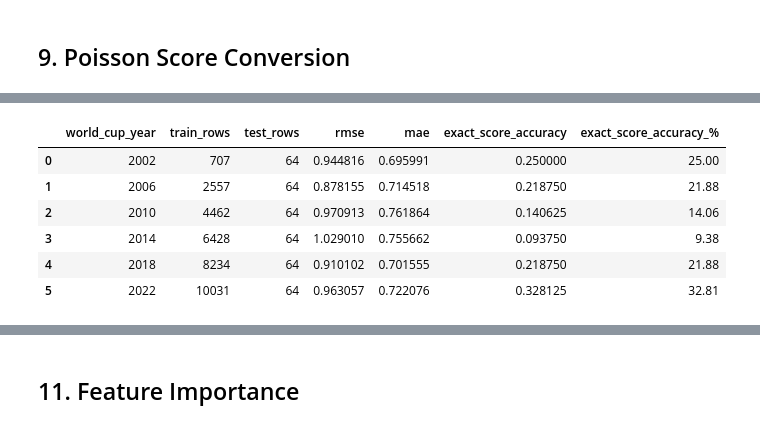
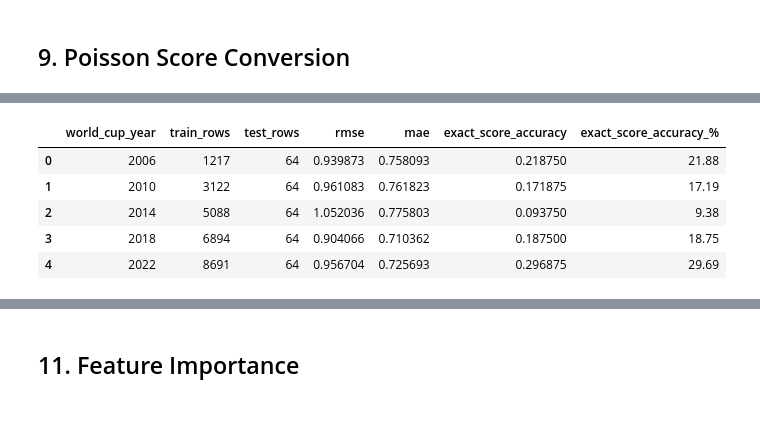
Before and after one commit to roeeseri/World_cup_predictor, a Jupyter notebook: notebooks/05_build_model_dataset.ipynb, the cells around one changed output, grey strips where cells are left out. Drawn from its saved outputs; the diff is of its cells as text; code cells hidden in the pictures.

```diff
--- a/notebooks/05_build_model_dataset.ipynb
+++ b/notebooks/05_build_model_dataset.ipynb
@@ -53,6 +53,20 @@ for file in elo_files:
     dfs.append(temp)
 
 elo_df = pd.concat(dfs, ignore_index=True)
+elo_df["date"] = pd.to_datetime(elo_df["date"], errors="coerce")
+
+before_filter_shape = elo_df.shape
+
+elo_df = elo_df[
+    elo_df["date"].dt.year >= 2004
+].copy()
+
+elo_df = elo_df.sort_values("date").reset_index(drop=True)
+
+print("Filtered ELO data to 2004+")
+print("Before:", before_filter_shape)
+print("After:", elo_df.shape)
+print("Date range:", elo_df["date"].min().date(), "to", elo_df["date"].max().date())
 
 print("Number of ELO files:", len(elo_files))
 print("Loaded ELO shape:", elo_df.shape)
@@ -511,18 +726,41 @@ def most_likely_score(lambda_a, lambda_b, max_goals=6):
 # %%
+model_df["is_world_cup"] = (
+    model_df["competition"]
+    .astype(str)
+    .str.lower()
+    .eq("world cup")
+    .astype(int)
+)
+
+# Transfermarkt data starts in 2004, so evaluate from 2004 onward
+model_df_eval = model_df[
+    model_df["date"].dt.year >= 2004
+].copy()
+
+world_cup_years = sorted(
+    model_df_eval.loc[
+        model_df_eval["is_world_cup"] == 1,
+        "date"
+    ].dt.year.unique()
+)
+
+print("World Cup years:", world_cup_years)
+
 results = []
+all_predictions = []
 
 for year in world_cup_years:
-    wc_df = model_df[
-        (model_df["is_world_cup"] == 1) &
-        (model_df["date"].dt.year == year)
+    wc_df = model_df_eval[
+        (model_df_eval["is_world_cup"] == 1) &
+        (model_df_eval["date"].dt.year == year)
     ].copy()
 
     wc_start = wc_df["date"].min()
 
-    train_df = model_df[
-        (model_df["date"] < wc_start) &
-        (model_df["rating_a_before"] >= 1420) &
-        (model_df["rating_b_before"] >= 1420)
+    train_df = model_df_eval[
+        (model_df_eval["date"] < wc_start) &
+        (model_df_eval["rating_a_before"] >= 1420) &
+        (model_df_eval["rating_b_before"] >= 1420)
     ].copy()
 
     test_df = wc_df.copy()
@@ -535,7 +773,7 @@ for year in world_cup_years:
 
     model = MultiOutputRegressor(
         RandomForestRegressor(
-            n_estimators=500,
+            n_estimators=600,
             max_depth=10,
             min_samples_leaf=8,
             random_state=42,
@@ -556,14 +794,19 @@ for year in world_cup_years:
     ]
 
     actual_scores = [
-        (int(y_test.iloc[i]["target_goals_a"]), int(y_test.iloc[i]["target_goals_b"]))
+        (
+            int(y_test.iloc[i]["target_goals_a"]),
+            int(y_test.iloc[i]["target_goals_b"])
+        )
         for i in range(len(y_test))
     ]
 
-    exact_acc = np.mean([
+    exact_hits = [
         pred_scores[i] == actual_scores[i]
         for i in range(len(actual_scores))
-    ])
+    ]
+
+    exact_acc = np.mean(exact_hits)
 
     results.append({
         "world_cup_year": int(year),
@@ -572,9 +815,25 @@ for year in world_cup_years:
         "rmse": rmse,
         "mae": mae,
         "exact_score_accuracy": exact_acc,
-        "exact_score_accuracy_%": round(exact_acc * 100, 2)
+        "exact_score_accuracy_%": round(exact_acc * 100, 2),
     })
 
+    pred_table = test_df[
+        ["date", "team_a", "team_b", "target_goals_a", "target_goals_b"]
+    ].copy()
+
+    pred_table["pred_goals_a_reg"] = preds[:, 0]
+    pred_table["pred_goals_b_reg"] = preds[:, 1]
+    pred_table["pred_score"] = [f"{a}-{b}" for a, b in pred_scores]
+    pred_table["actual_score"] = [f"{a}-{b}" for a, b in actual_scores]
+    pred_table["exact_hit"] = exact_hits
+    pred_table["world_cup_year"] = int(year)
+
+    all_predictions.append(pred_table)
+
 results_df = pd.DataFrame(results)
+predictions_df = pd.concat(all_predictions, ignore_index=True)
+
 display(results_df)
+display(predictions_df.head(20))
 # %% [output]
@@ -581,7 +841,6 @@ display(results_df)
 |  | world_cup_year | train_rows | test_rows | rmse | mae | exact_score_accuracy | exact_score_accuracy_% |
-| 0 | 2002 | 707 | 64 | 0.944816 | 0.695991 | 0.250000 | 25.00 |
-| 1 | 2006 | 2557 | 64 | 0.878155 | 0.714518 | 0.218750 | 21.88 |
-| 2 | 2010 | 4462 | 64 | 0.970913 | 0.761864 | 0.140625 | 14.06 |
-| 3 | 2014 | 6428 | 64 | 1.029010 | 0.755662 | 0.093750 | 9.38 |
-| 4 | 2018 | 8234 | 64 | 0.910102 | 0.701555 | 0.218750 | 21.88 |
-| 5 | 2022 | 10031 | 64 | 0.963057 | 0.722076 | 0.328125 | 32.81 |
+| 0 | 2006 | 1217 | 64 | 0.939873 | 0.758093 | 0.218750 | 21.88 |
+| 1 | 2010 | 3122 | 64 | 0.961083 | 0.761823 | 0.171875 | 17.19 |
+| 2 | 2014 | 5088 | 64 | 1.052036 | 0.775803 | 0.093750 | 9.38 |
+| 3 | 2018 | 6894 | 64 | 0.904066 | 0.710362 | 0.187500 | 18.75 |
+| 4 | 2022 | 8691 | 64 | 0.956704 | 0.725693 | 0.296875 | 29.69 |
```
Also changed, not shown: parts of 16 cells of this notebook, 2 other files.
